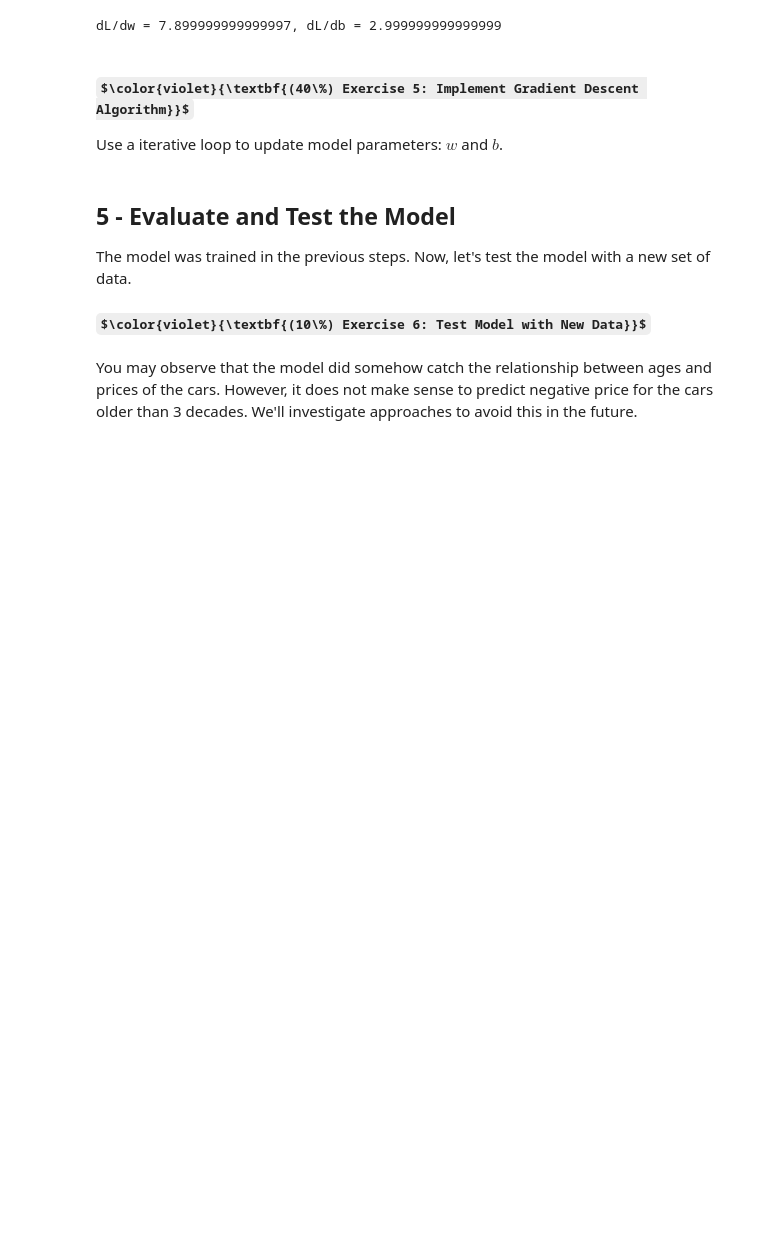
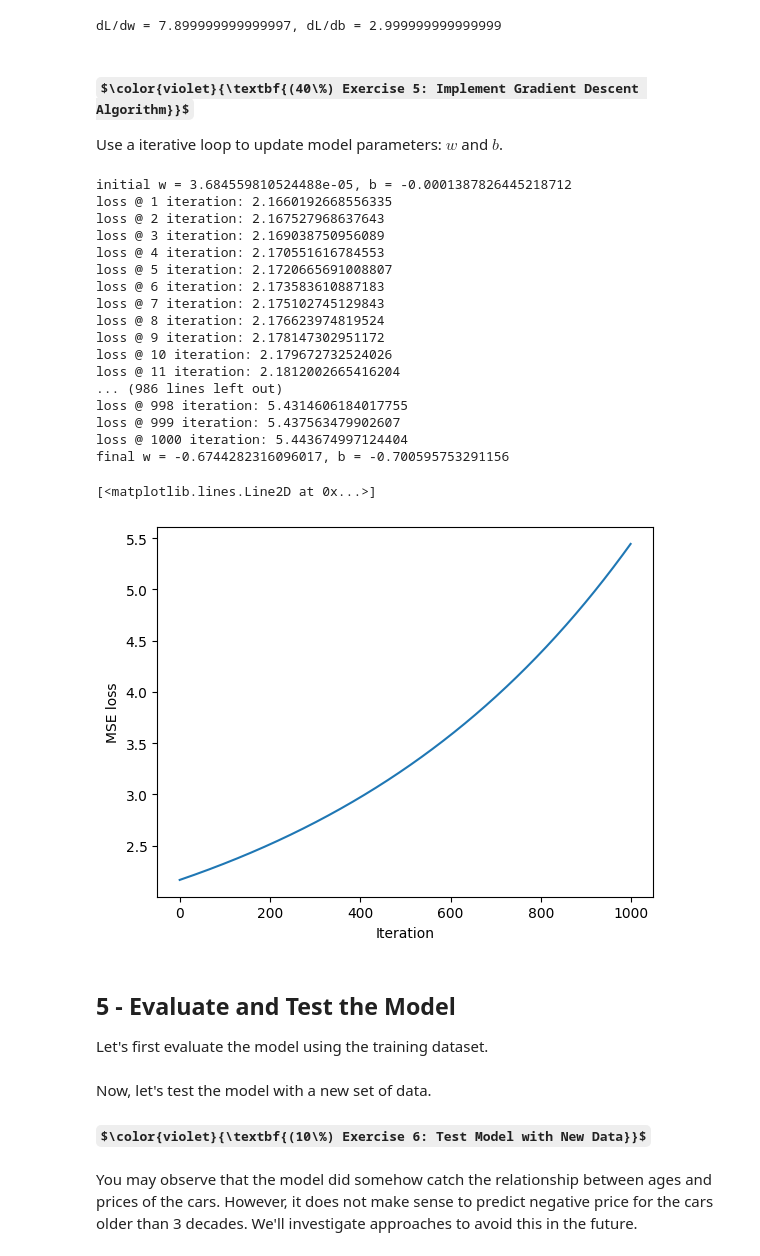
Before and after one commit to linzhangUCA/3321tpl-linear_model, a Jupyter notebook: linear_model.ipynb, the cells around one changed output. Cells and saved outputs as stored; diff of their text form; code cells hidden in the pictures; some formulas as TeX source; blank space fills up the shorter version.

Commit message:
update gradient descent, need debug training

```diff
--- a/linear_model.ipynb
+++ b/linear_model.ipynb
@@ -234,28 +222,60 @@ dL/dw = 7.899999999999997, dL/db = 2.999999999999999
 #### $\color{violet}{\textbf{(40\%) Exercise 5: Implement Gradient Descent Algorithm}}$
 Use a iterative loop to update model parameters: $w$ and $b$.
 # %%
+np.random.seed(3321)
+# Initialization
+X_train = X_reshape
+y_train = y_reshape
+# Initialize model
+w = np.random.normal(loc=0, scale=1e-4)
+b = np.random.normal(loc=0, scale=1e-4)
+print(f"initial w = {w}, b = {b}")
+
 ### START CODE HERE ### (≈ 7 lines of code)
-num_iters = None
-learning_rate = None
+num_iters = 1000
+alpha = 0.0003  # learning rate
 losses = []  # storage for loss at each iteration
 for i in range(num_iters):
-    pred = None
-    dw, db = None
-    w = None
-    b = None
-    loss = None
+    preds = linear(X_train, w, b)  # linear model predictions
+    dw, db = grad(X_train, y_train, preds)  # loss gradient w.r.t. weight, bias
+    w = w - alpha * dw  # update weight
+    b = b - alpha * db  # update bias
+    loss = mse_loss(preds, y_train)
     print(f"loss @ {i+1} iteration: {loss}")
     # print(f"w = {w}, b = {b}")  # uncomment this line if need to debug
     losses.append(loss)
 ### END CODE HERE ###
+print(f"final w = {w}, b = {b}")
 
 # To visualize changing of the loss
 plt.xlabel("Iteration")
 plt.ylabel("MSE loss")
 plt.plot(losses)
+# %% [output]
+initial w = 3.684559810524488e-05, b = -0.0001387826445218712
+loss @ 1 iteration: 2.1660192668556335
+loss @ 2 iteration: 2.167527968637643
+loss @ 3 iteration: 2.169038750956089
+loss @ 4 iteration: 2.170551616784553
+loss @ 5 iteration: 2.1720665691008807
+loss @ 6 iteration: 2.173583610887183
+loss @ 7 iteration: 2.175102745129843
+loss @ 8 iteration: 2.176623974819524
+loss @ 9 iteration: 2.178147302951172
+loss @ 10 iteration: 2.179672732524026
+loss @ 11 iteration: 2.1812002665416204
+... (986 lines left out)
+loss @ 998 iteration: 5.4314606184017755
+loss @ 999 iteration: 5.437563479902607
+loss @ 1000 iteration: 5.443674997124404
+final w = -0.6744282316096017, b = -0.700595753291156
+[<matplotlib.lines.Line2D at 0x...>]
+[figure, added]
+# %% [markdown]
+## 5 - Evaluate and Test the Model
+Let's first evaluate the model using the training dataset.
 # %% [markdown]
-## 5 - Evaluate and Test the Model
-The model was trained in the previous steps. Now, let's test the model with a new set of data.
+Now, let's test the model with a new set of data.
 
 #### $\color{violet}{\textbf{(10\%) Exercise 6: Test Model with New Data}}$
 # %%
```
Also changed, not shown: parts of 1 cell of this notebook.
